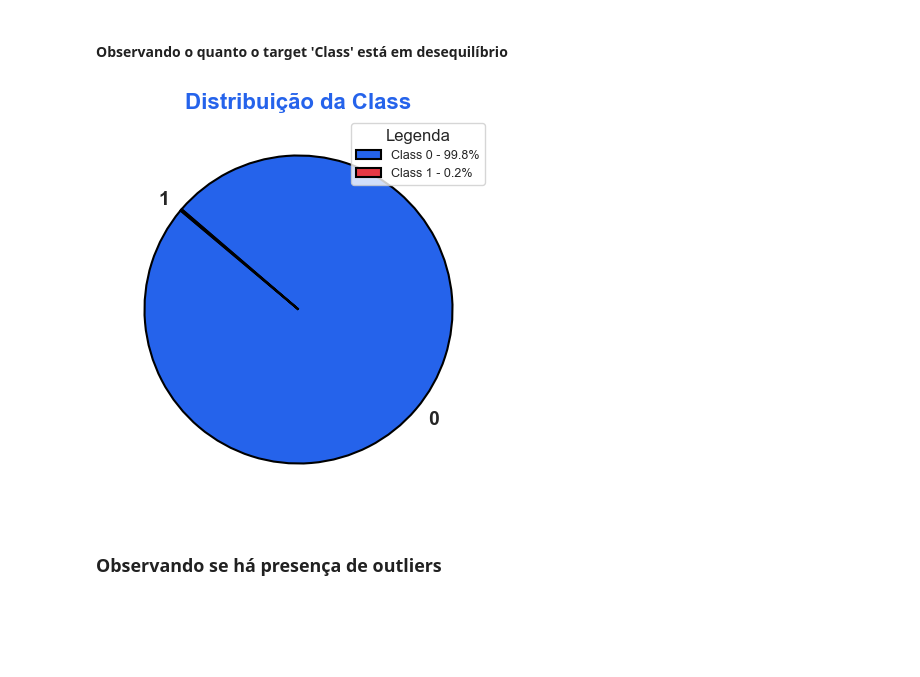
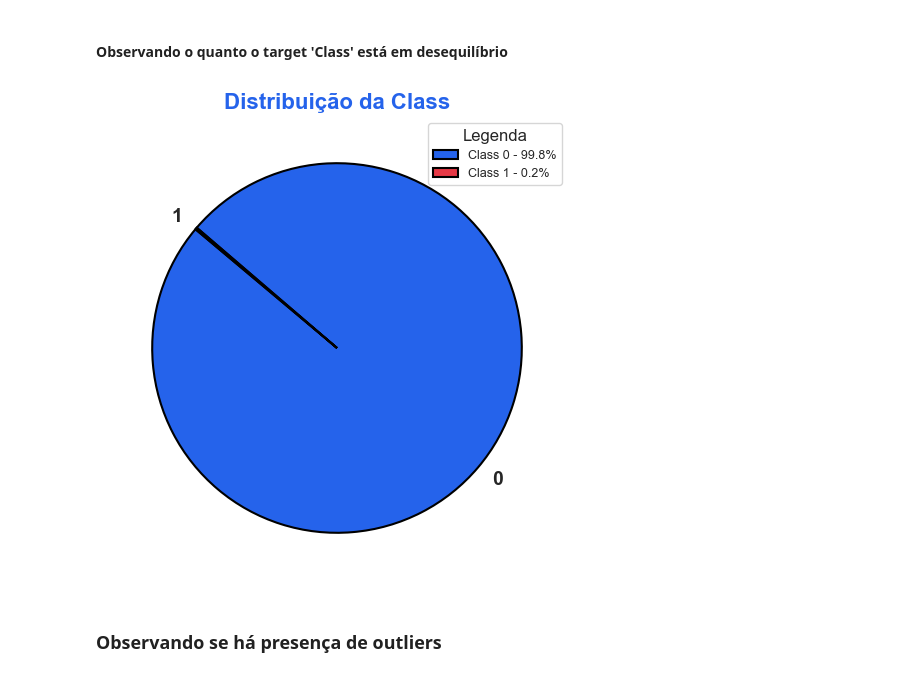
Before and after one commit to flaviohenriquehb777/Projeto_4_Modelo_de_Identificacao_de_Fraude, a Jupyter notebook: Notebooks/02_777_Alg_ML_unbalanced.ipynb, the cells around one changed output. Drawn from its saved outputs; the diff is of its cells as text; code cells hidden in the pictures; blank space fills up the shorter version.

```diff
--- a/Notebooks/02_777_Alg_ML_unbalanced.ipynb
+++ b/Notebooks/02_777_Alg_ML_unbalanced.ipynb
@@ -100,35 +100,40 @@ transacoes.describe()
 # %% [markdown]
 #### Observando o quanto o target 'Class' está em desequilíbrio
 # %%
+# Aplicando o tema do Seaborn com fundo cinza claro
+
+sns.set_theme(style="whitegrid", palette="bright")
+
 # Contagem dos valores na coluna 'Class'
 
 class_counts = transacoes['Class'].value_counts()
 labels = class_counts.index
 sizes = class_counts.values
 
 # Definir cores personalizadas (azul para Class 0 e vermelho para Class 1)
+# Mantendo o azul original para Class 0 e usando vermelho para Class 1
 
-colors = ['#2563EB' if label == 0 else '#E63946' for label in labels]
+colors = ['#2563EB' if label == 0 else '#E63946' for label in labels]  # Azul para 0, vermelho para 1
 
-# Criando o gráfico de pizza
+# Criando o gráfico de pizza com Seaborn e Matplotlib
 
-plt.figure(figsize=(5, 5))
-wedges, texts = plt.pie(
-    sizes, labels=labels, colors=colors,
+plt.figure(figsize=(6, 6))
+wedges, texts, autotexts = plt.pie(
+    sizes, labels=labels, autopct='', colors=colors,
     startangle=140, wedgeprops={'edgecolor': 'black', 'linewidth': 1.5},
     textprops={'fontsize': 14, 'weight': 'bold'}
 )
 
 # Criando a legenda com as porcentagens
 
 percentages = [f"{sizes[i] / sum(sizes) * 100:.1f}%" for i in range(len(sizes))]
 legend_labels = [f"Class {labels[i]} - {percentages[i]}" for i in range(len(labels))]
 plt.legend(wedges, legend_labels, title="Legenda", loc="best", fontsize=9)
 
 plt.title("Distribuição da Class", fontsize=16, fontweight="bold", color='#2563EB')
 plt.show()
 # %% [output]
-[figure, old version]
+[figure, new version]
 # %% [markdown]
 ### Observando se há presença de outliers
 # %%
```
